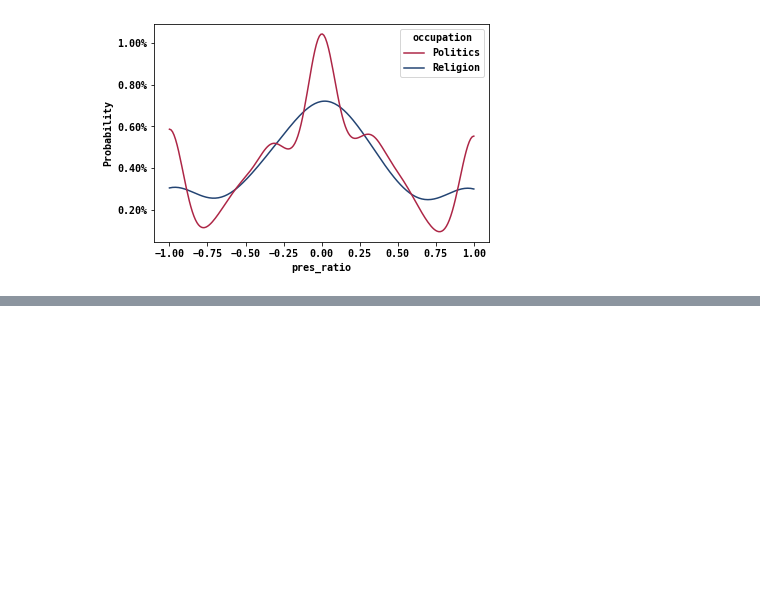
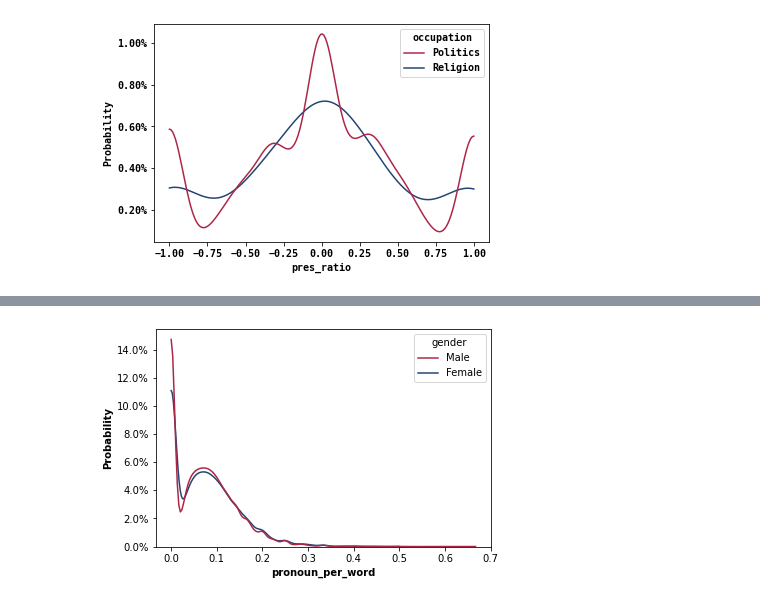
Before and after one commit to epfl-ada/ada-2021-project-r-o-c-k, a Jupyter notebook: feature_exploration.ipynb, the cells around one changed output, grey strips where cells are left out. Drawn from its saved outputs; the diff is of its cells as text; code cells hidden in the pictures; blank space fills up the shorter version.

```diff
--- a/feature_exploration.ipynb
+++ b/feature_exploration.ipynb
@@ -410,0 +468,4 @@ for significant_list in least_significant_list:
+# %%
+plot_distribution(df, 'pronoun_per_word', 'gender', binwidth=0.01, include_only=['Male', 'Female'])
+# %% [output]
+[figure, added]
```
Also changed, not shown: parts of 8 cells of this notebook, 1 other file.
